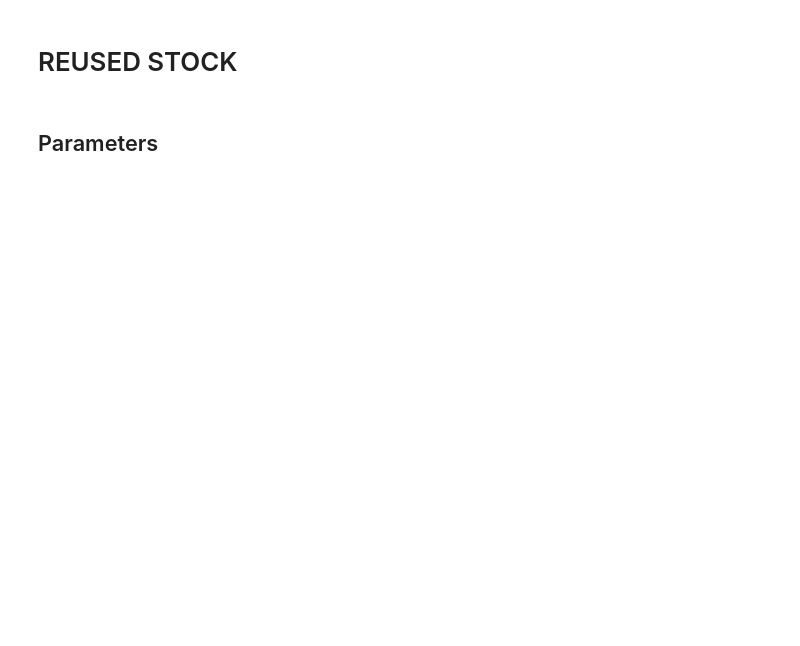
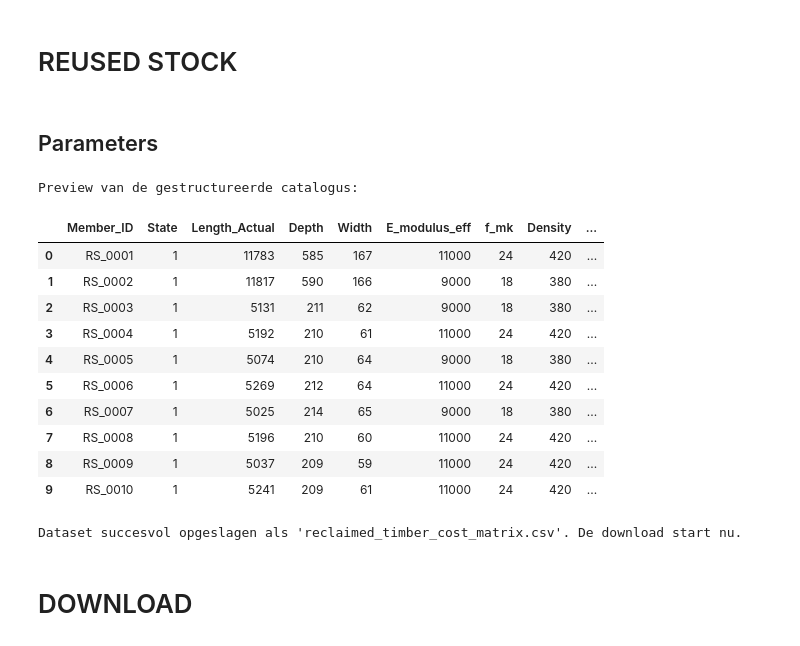
Before and after one commit to Jasp3r16/thesis_generative_timber, a Jupyter notebook: 23_timber_stock_dataset_generation.ipynb, the cells around one changed output. Cells and saved outputs as stored; diff of their text form; code cells hidden in the pictures; blank space fills up the shorter version.

```diff
--- a/23_timber_stock_dataset_generation.ipynb
+++ b/23_timber_stock_dataset_generation.ipynb
@@ -138,9 +140,9 @@ import random
 
 # 1. DEFINIEER HET DONOR GEBOUW (PAKHUIS SCENARIO)
 donor_batches = [
-    {"batch_id": "B01", "count": 24, "orig_width": 180, "orig_thickness": 600, "orig_length": 12000},
-    {"batch_id": "B02", "count": 150, "orig_width": 75, "orig_thickness": 225, "orig_length": 5400},
-    {"batch_id": "B03", "count": 30, "orig_width": 200, "orig_thickness": 200, "orig_length": 4200}
+    {"batch_id": "B01", "count": 2, "orig_width": 180, "orig_depth": 600, "orig_length": 12000},
+    {"batch_id": "B02", "count": 10, "orig_width": 75, "orig_depth": 225, "orig_length": 5400},
+    {"batch_id": "B03", "count": 4, "orig_width": 200, "orig_depth": 200, "orig_length": 4200}
 ]
 
 # 2. MECHANISCHE EIGENSCHAPPEN (NEN-EN 338 normen naaldhout)
@@ -157,8 +159,8 @@ def process_element(element_data, global_index):
     # Geometrie: Sloop- en schaafverlies
     cut_loss = random.randint(100, 400)
     length_actual = element_data['orig_length'] - cut_loss
+    depth = element_data['orig_depth'] - random.randint(10, 16)
     width = element_data['orig_width'] - random.randint(10, 16)
-    thickness = element_data['orig_thickness'] - random.randint(10, 16)
 
     # Grading (Kwaliteit) bepalen
     grade = np.random.choice(['C24', 'C18'], p=[0.60, 0.40])
@@ -178,33 +180,57 @@ def process_element(element_data, global_index):
 
         # Geometrie
         "Length_Actual": length_actual,
+        "Depth": depth,
         "Width": width,
-        "Thickness": thickness,
 
         # Mechanisch
         "E_modulus_eff": e_modulus_eff,
         "f_mk": f_mk,
         "Density": density,
 
         # LCA
         "Embodied Carbon Coëfficiënt": 15.0,
         "Transport_Dist": transport_dist,
         "Emmisiefactor": 0.062,
         "Bewerkingsfactor": 1
     }
 
 # 4. GENEREREN VAN DE DATASET MET GLOBALE TELLER
 inventory_list = []
 current_id_number = 1
 
 for batch in donor_batches:
     for _ in range(batch['count']):
         processed_element = process_element(batch, current_id_number)
         inventory_list.append(processed_element)
         current_id_number += 1  # Verhoog de teller voor het volgende element
 
 # Maak het DataFrame
-df_cost_matrix = pd.DataFrame(inventory_list)
+df_reused_dataset = pd.DataFrame(inventory_list)
 
 # Resultaat bekijken
-print(df_cost_matrix[['Member_ID', 'State', 'Length_Actual', 'Width', 'Thickness', 'f_mk']].head())
+print("\nPreview van de gestructureerde catalogus:")
+display(df_reused_dataset.head(10))
+
+# 5. EXPORTEREN VAN DE DATASET
+# Sla het DataFrame op als een CSV-bestand zonder de index-kolom (rijnummers) mee te nemen
+bestandsnaam = 'reclaimed_timber_cost_matrix.csv'
+df_cost_matrix.to_csv(bestandsnaam, index=False)
+
+print(f"\nDataset succesvol opgeslagen als '{bestandsnaam}'. De download start nu.")
+# %% [output]
+Preview van de gestructureerde catalogus:
+|  | Member_ID | State | Length_Actual | Depth | Width | E_modulus_eff | f_mk | Density | ... |
+| 0 | RS_0001 | 1 | 11783 | 585 | 167 | 11000 | 24 | 420 | ... |
+| 1 | RS_0002 | 1 | 11817 | 590 | 166 | 9000 | 18 | 380 | ... |
+| 2 | RS_0003 | 1 | 5131 | 211 | 62 | 9000 | 18 | 380 | ... |
+| 3 | RS_0004 | 1 | 5192 | 210 | 61 | 11000 | 24 | 420 | ... |
+| 4 | RS_0005 | 1 | 5074 | 210 | 64 | 9000 | 18 | 380 | ... |
+| 5 | RS_0006 | 1 | 5269 | 212 | 64 | 11000 | 24 | 420 | ... |
+| 6 | RS_0007 | 1 | 5025 | 214 | 65 | 9000 | 18 | 380 | ... |
+| 7 | RS_0008 | 1 | 5196 | 210 | 60 | 11000 | 24 | 420 | ... |
+| 8 | RS_0009 | 1 | 5037 | 209 | 59 | 11000 | 24 | 420 | ... |
+| 9 | RS_0010 | 1 | 5241 | 209 | 61 | 11000 | 24 | 420 | ... |
+Dataset succesvol opgeslagen als 'reclaimed_timber_cost_matrix.csv'. De download start nu.
+# %% [markdown]
+# DOWNLOAD
```
Also changed, not shown: parts of 4 cells of this notebook.
